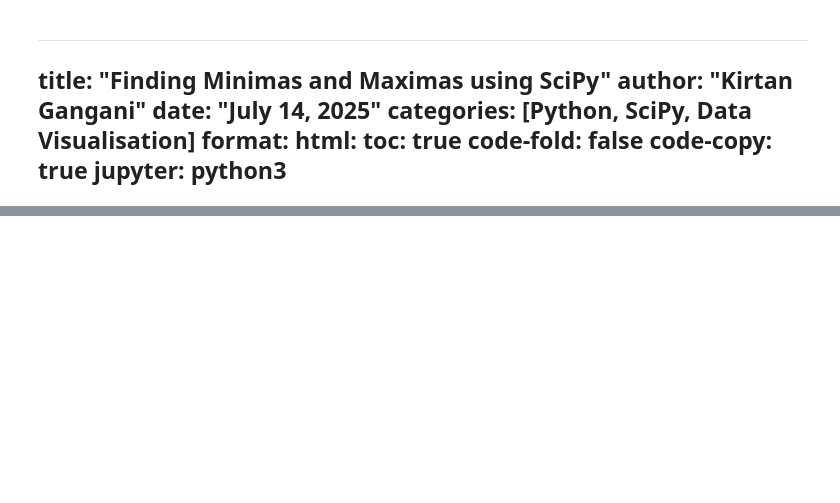
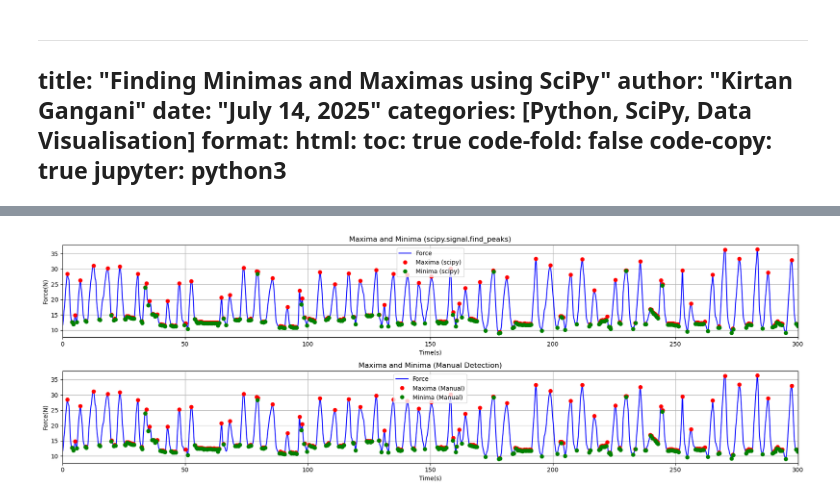
Before and after one commit to deena-lad/page_template, a Jupyter notebook: blog-posts/minima-maxima.ipynb, the cells around one changed output, grey strips where cells are left out. Drawn from its saved outputs; the diff is of its cells as text; code cells hidden in the pictures; blank space fills up the shorter version.

Commit message:
Added graphs to maxima and minima blogs

```diff
--- a/blog-posts/minima-maxima.ipynb
+++ b/blog-posts/minima-maxima.ipynb
@@ -125,0 +42,55 @@ print(len(minima))
+# %%
+import pandas as pd
+import numpy as np
+import matplotlib.pyplot as plt
+from scipy.signal import find_peaks
+
+df = pd.read_csv(r'datasets/chest-belt.csv')
+
+force = df['Force(N)'].values
+time = df['Time(s)'].values
+
+fig, axes = plt.subplots(2, 1, figsize=(18, 6))
+
+peaks, _ = find_peaks(force)
+valleys, _ = find_peaks(-force)
+
+axes[0].plot(time, force, label='Force', color='blue')
+axes[0].plot(time[peaks], force[peaks], "ro", label='Maxima (scipy)')
+axes[0].plot(time[valleys], force[valleys], "go", label='Minima (scipy)')
+axes[0].set_title('Maxima and Minima (scipy.signal.find_peaks)')
+axes[0].set_xlabel('Time(s)')
+axes[0].set_xlim(0, 300)
+axes[0].set_ylabel('Force(N)')
+axes[0].legend()
+axes[0].grid(True)
+
+maxima_manual = []
+minima_manual = []
+
+for i, j in enumerate(force):
+    if i == 0 or i == len(force)-1:
+        continue
+    if j > force[i-1] and j > force[i+1]:
+        maxima_manual.append(i)
+
+for i, j in enumerate(force):
+    if i == 0 or i == len(force)-1:
+        continue
+    if j < force[i-1] and j < force[i+1]:
+        minima_manual.append(i)
+
+axes[1].plot(time, force, label='Force', color='blue')
+axes[1].plot(time[maxima_manual], force[maxima_manual], "ro", label='Maxima (Manual)')
+axes[1].plot(time[minima_manual], force[minima_manual], "go", label='Minima (Manual)')
+axes[1].set_title('Maxima and Minima (Manual Detection)')
+axes[1].set_xlabel('Time(s)')
+axes[1].set_xlim(0, 300)
+axes[1].set_ylabel('Force(N)')
+axes[1].legend()
+axes[1].grid(True)
+
+plt.tight_layout()
+plt.show()
+# %% [output]
+[figure, added]
```
Also changed, not shown: parts of 7 cells of this notebook, 15 other files.
